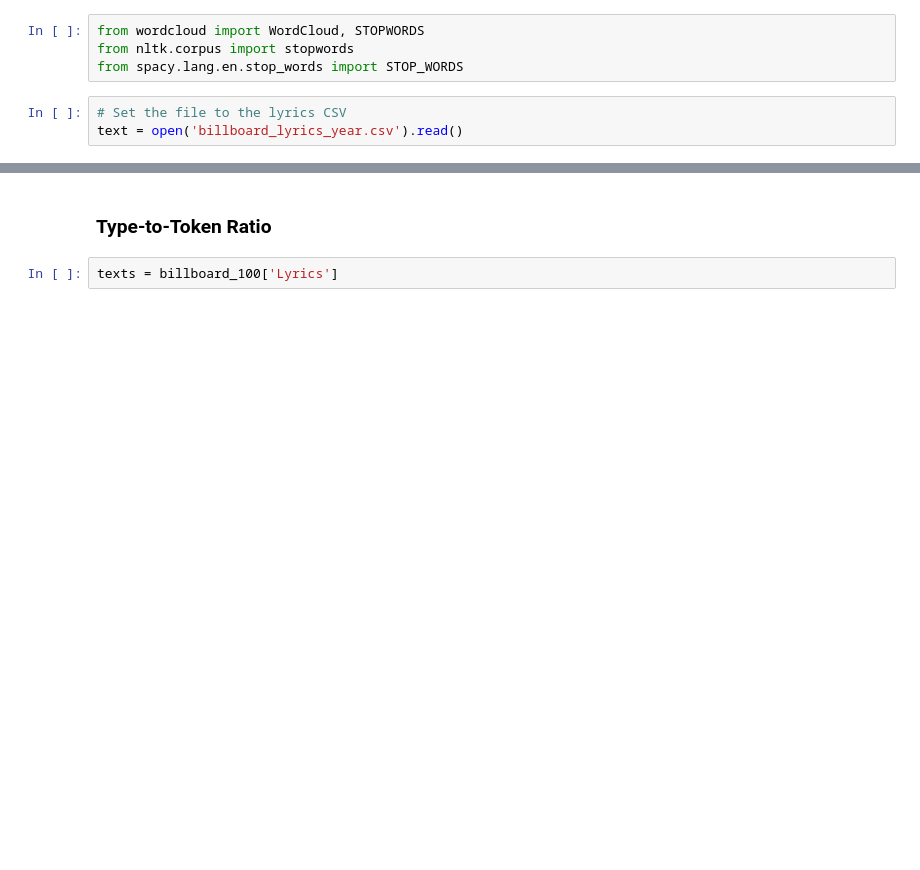
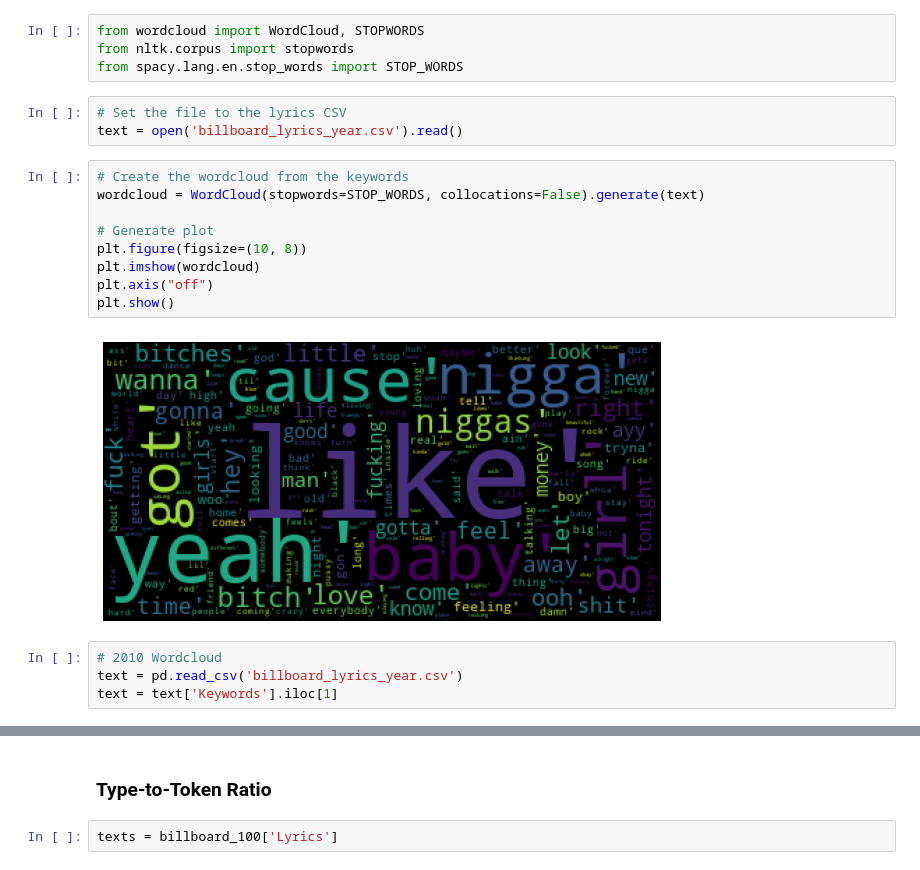
Before and after one commit to catbaker3/final, a Jupyter notebook: Final- Alt Dataset.ipynb, the cells around one changed output, grey strips where cells are left out. Saved outputs shown, nothing was run; the diff lists cells and outputs as text; blank space fills up the shorter version.

```diff
--- a/Final- Alt Dataset.ipynb
+++ b/Final- Alt Dataset.ipynb
@@ -359,6 +455,21 @@ from spacy.lang.en.stop_words import STOP_WORDS
 # %%
 # Set the file to the lyrics CSV
 text = open('billboard_lyrics_year.csv').read()
+# %%
+# Create the wordcloud from the keywords
+wordcloud = WordCloud(stopwords=STOP_WORDS, collocations=False).generate(text)
+
+# Generate plot
+plt.figure(figsize=(10, 8))
+plt.imshow(wordcloud)
+plt.axis("off")
+plt.show()
+# %% [output]
+[figure, added]
+# %%
+# 2010 Wordcloud
+text = pd.read_csv('billboard_lyrics_year.csv')
+text = text['Keywords'].iloc[1]
 # %%
 # Create the wordcloud
 wordcloud = WordCloud(stopwords=STOP_WORDS, collocations=False).generate(text)
```
Also changed, not shown: parts of 26 cells of this notebook.
